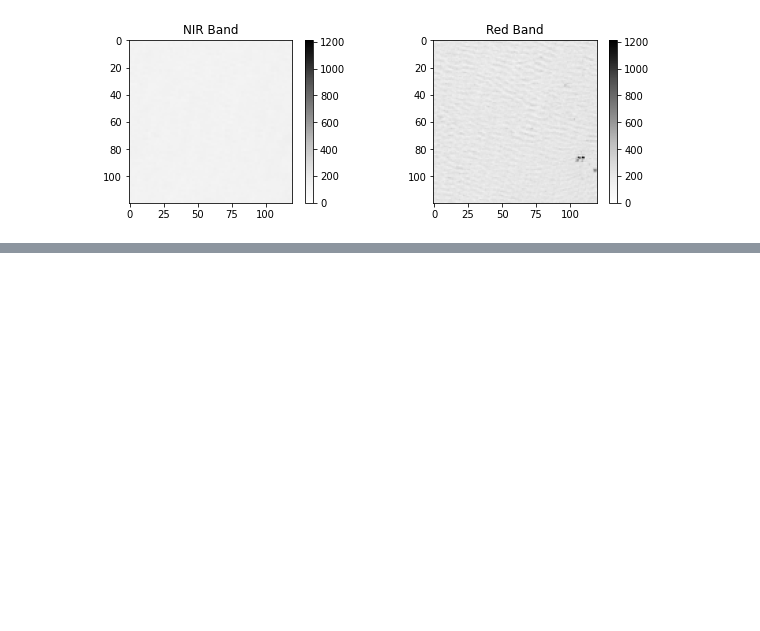
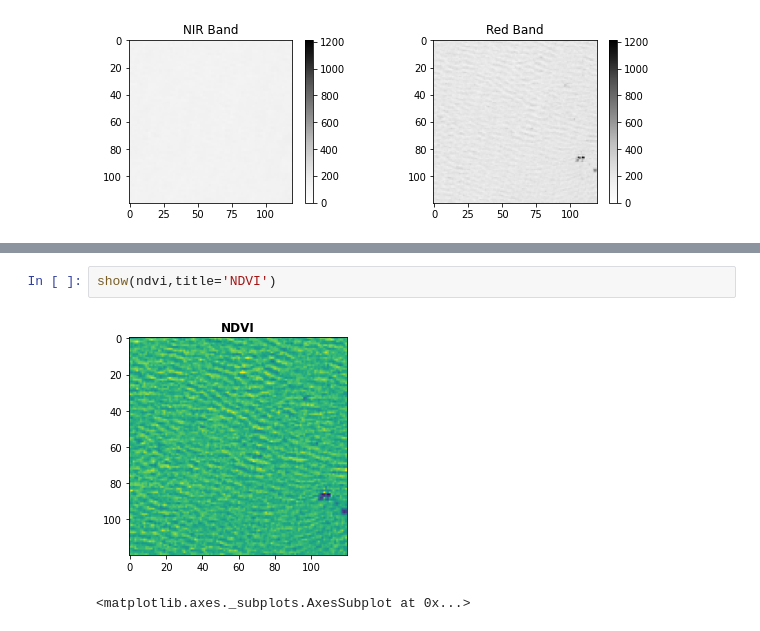
Before and after one commit to BRIJNANDA1979/CNN-Sentinel, a Jupyter notebook: Merge_bands_RGB_NIR_and_SWIR_of_BigEarthNet_using_Rasterio.ipynb, the cells around one changed output, grey strips where cells are left out. Saved outputs shown, nothing was run; the diff lists cells and outputs as text; blank space fills up the shorter version.

```diff
--- a/Merge_bands_RGB_NIR_and_SWIR_of_BigEarthNet_using_Rasterio.ipynb
+++ b/Merge_bands_RGB_NIR_and_SWIR_of_BigEarthNet_using_Rasterio.ipynb
@@ -450,0 +492,5 @@ fig.colorbar(red, ax=ax2)
+# %%
+show(ndvi,title='NDVI')
+# %% [output]
+[figure, added]
+<matplotlib.axes._subplots.AxesSubplot at 0x...>
```
Also changed, not shown: parts of 3 cells of this notebook.
